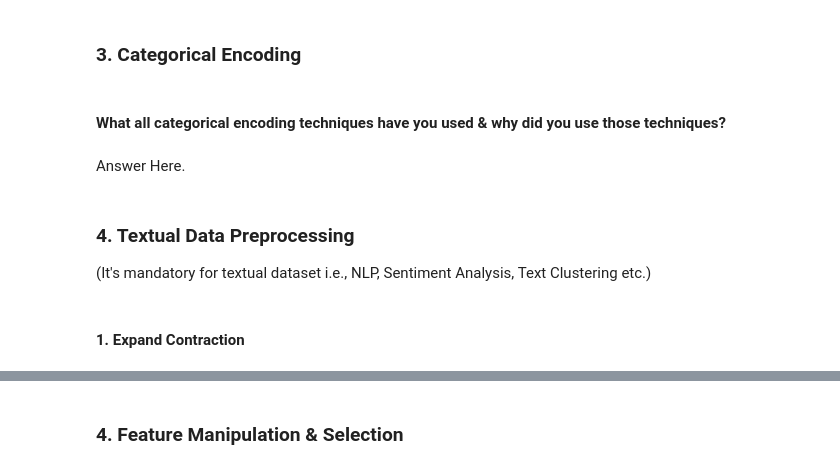
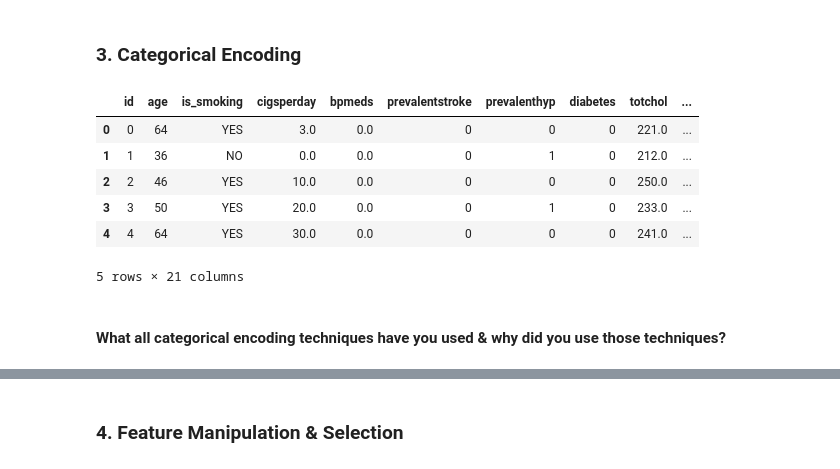
Before and after one commit to dipankarsahu1000/Cardiovascular-Risk-Prediction, a Jupyter notebook: Cardiovascular_Risk_Prediction.ipynb, the cells around one changed output, grey strips where cells are left out. Saved outputs shown, nothing was run; the diff lists cells and outputs as text; code cells hidden in the pictures.

```diff
--- a/Cardiovascular_Risk_Prediction.ipynb
+++ b/Cardiovascular_Risk_Prediction.ipynb
@@ -732,9 +768,16 @@ Answer Here.
+# %%
+# Using one-hot encoding to encode the 'education' and 'sex' column
+df['education'] = df['education'].astype(int)
+df = pd.get_dummies(df, columns = ['education', 'sex'])
+# %%
+df.head()
+# %% [output]
+|  | id | age | is_smoking | cigsperday | bpmeds | prevalentstroke | prevalenthyp | diabetes | totchol | ... |
+| 0 | 0 | 64 | YES | 3.0 | 0.0 | 0 | 0 | 0 | 221.0 | ... |
+| 1 | 1 | 36 | NO | 0.0 | 0.0 | 0 | 1 | 0 | 212.0 | ... |
+| 2 | 2 | 46 | YES | 10.0 | 0.0 | 0 | 0 | 0 | 250.0 | ... |
+| 3 | 3 | 50 | YES | 20.0 | 0.0 | 0 | 1 | 0 | 233.0 | ... |
+| 4 | 4 | 64 | YES | 30.0 | 0.0 | 0 | 0 | 0 | 241.0 | ... |
+5 rows × 21 columns
 # %% [markdown]
 #### What all categorical encoding techniques have you used & why did you use those techniques?
-# %% [markdown]
-Answer Here.
-# %% [markdown]
-### 4. Textual Data Preprocessing
-(It's mandatory for textual dataset i.e., NLP, Sentiment Analysis, Text Clustering etc.)
-# %% [markdown]
-#### 1. Expand Contraction
```
Also changed, not shown: parts of 80 cells of this notebook.
